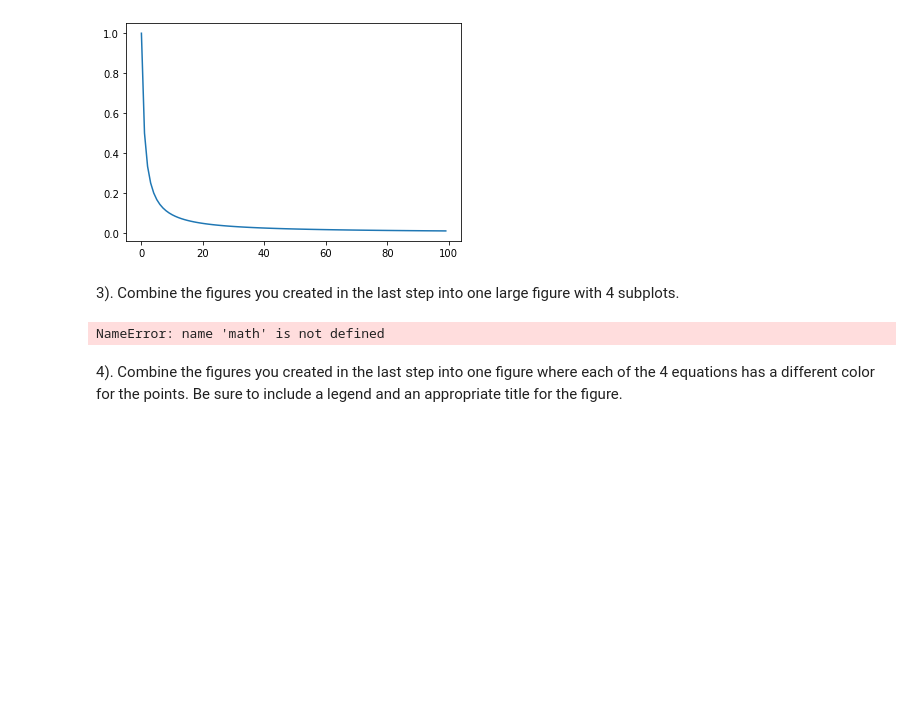
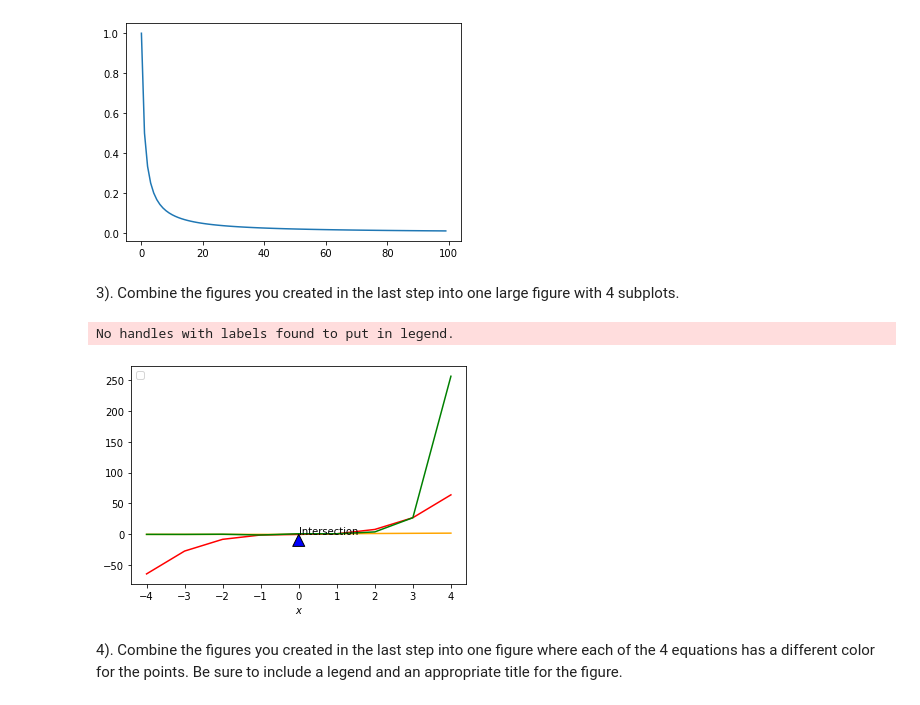
Before and after one commit to stephenkipkurui/numpy-pandas-visualization-exercises, a Jupyter notebook: matplotlib_exercises.ipynb, the cells around one changed output. Drawn from its saved outputs; the diff is of its cells as text; code cells hidden in the pictures; blank space fills up the shorter version.

```diff
--- a/matplotlib_exercises.ipynb
+++ b/matplotlib_exercises.ipynb
@@ -82,31 +82,31 @@ plt.plot(x, y)
 # %% [markdown]
 3). Combine the figures you created in the last step into one large figure with 4 subplots.
 # %%
-x = list(range(0, 100))
+x = range(-4, 5)
+
+y1 = [(i**0.5) for i in x]
+y2 = [(c**3) for c in x]
+y3 = [(j**j) for j in x]
+#y4 = [(1 / (t + 1)) for t in x]
 
 
 
+plt.plot(x, y1, c='orange')
+plt.plot(x, y2, c='r')
+plt.plot(x, y3, c='g')
+#plt.plot(x, y4, c='b')
 
+# plt.figure(figsize=(14, 6))
 
+plt.annotate('Intersection', xy=(0,0), arrowprops={'facecolor':'blue'})
 
-# x = range(-4, 5)
-# sin_x = [math.sin(n) for n in x]
-# cos_x = [math.cos(n) for n in x]
+plt.legend(loc='upper left')
+plt.xlabel('$x$')
 
-# plt.figure(figsize=(14, 6)) # (width, height)
-
-# plt.scatter(x, sin_x, c='blue')
-# plt.scatter(x, cos_x, c='orange')
-# plt.plot(x, sin_x, c='blue', label='$\sin(x)$')
-# plt.plot(x, cos_x, c='orange', label='$\cos(x)$')
-
-# plt.legend(loc='upper right')
-# plt.title('Approximate sin and cosine curves')
-# plt.xlabel('$x$')
-
-# plt.show()
+plt.show()
 # %% [output]
-NameError: name 'math' is not defined
+No handles with labels found to put in legend.
+[figure, added]
 # %% [markdown]
 4). Combine the figures you created in the last step into one figure where each of the 4 equations
 has a different color for the points. Be sure to include a legend and an appropriate title for the figure.
```
Also changed, not shown: parts of 6 cells of this notebook.
